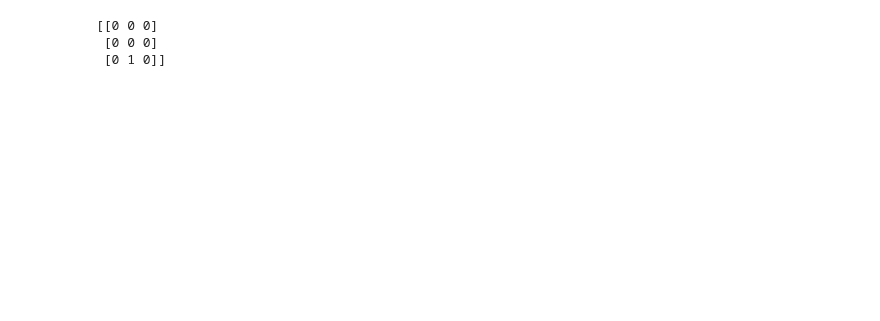
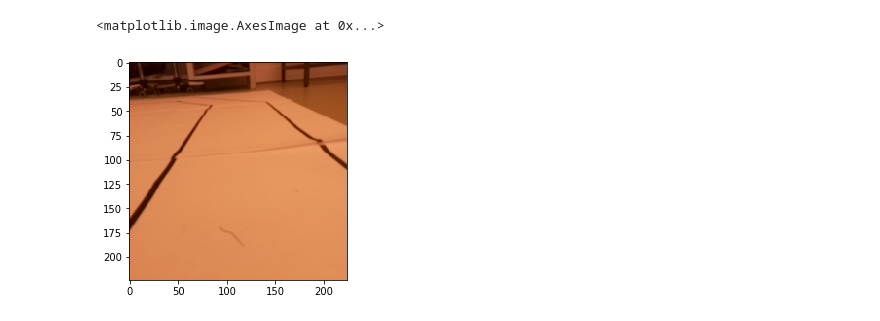
Before and after one commit to cs-isia-racer/notebooks, a Jupyter notebook: src/pixel_clusters.ipynb, the cells around one changed output. Drawn from its saved outputs; the diff is of its cells as text; code cells hidden in the pictures; blank space fills up the shorter version.

```diff
--- a/src/pixel_clusters.ipynb
+++ b/src/pixel_clusters.ipynb
@@ -101,12 +99,11 @@ def weird(img, limit):
                 res[y][x] = 0
 
     return res
-# %%
-print(weird(np.array([0, 0, 1, 0, 0, 1, 0, 1, 0]).reshape(3, 3), 1))
-# %% [output]
-[[0 0 0]
- [0 0 0]
- [0 1 0]]
+# %%
+plt.imshow( X_val[200])
+# %% [output]
+<matplotlib.image.AxesImage at 0x...>
+[figure, added]
 # %%
 plt.imshow(cluster(kmeans, X_val[200]))
 # %% [output]
```
Also changed, not shown: parts of 11 cells of this notebook, 1 other file.
